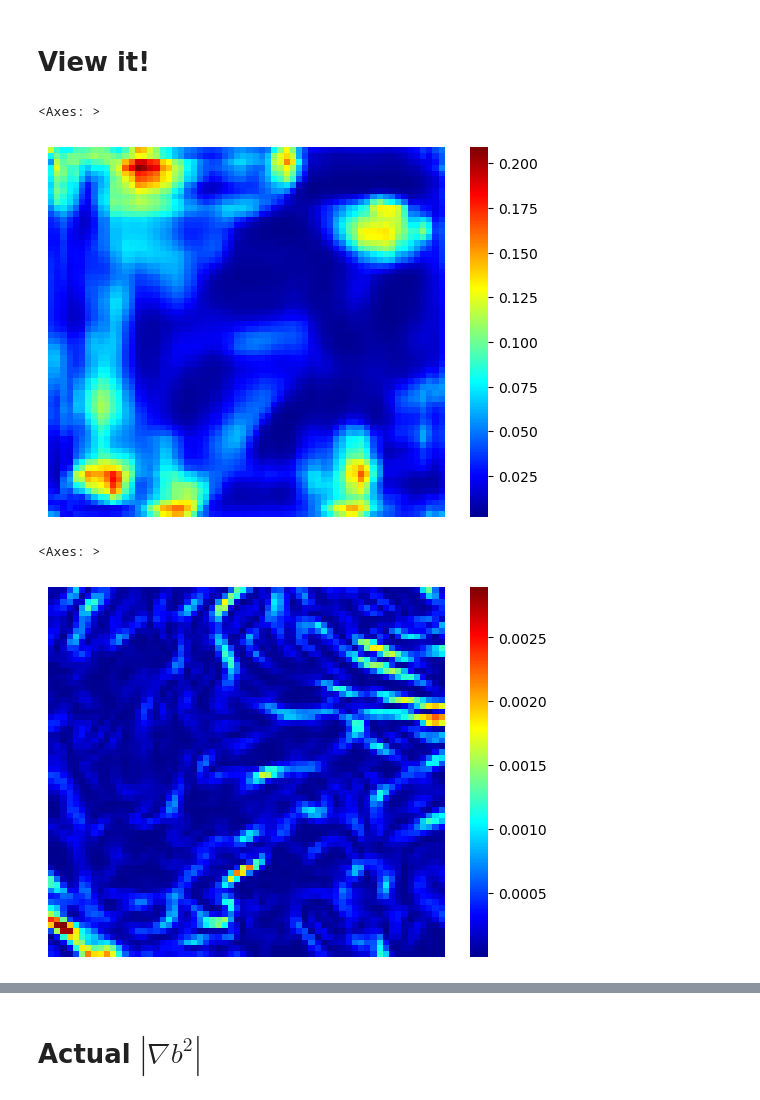
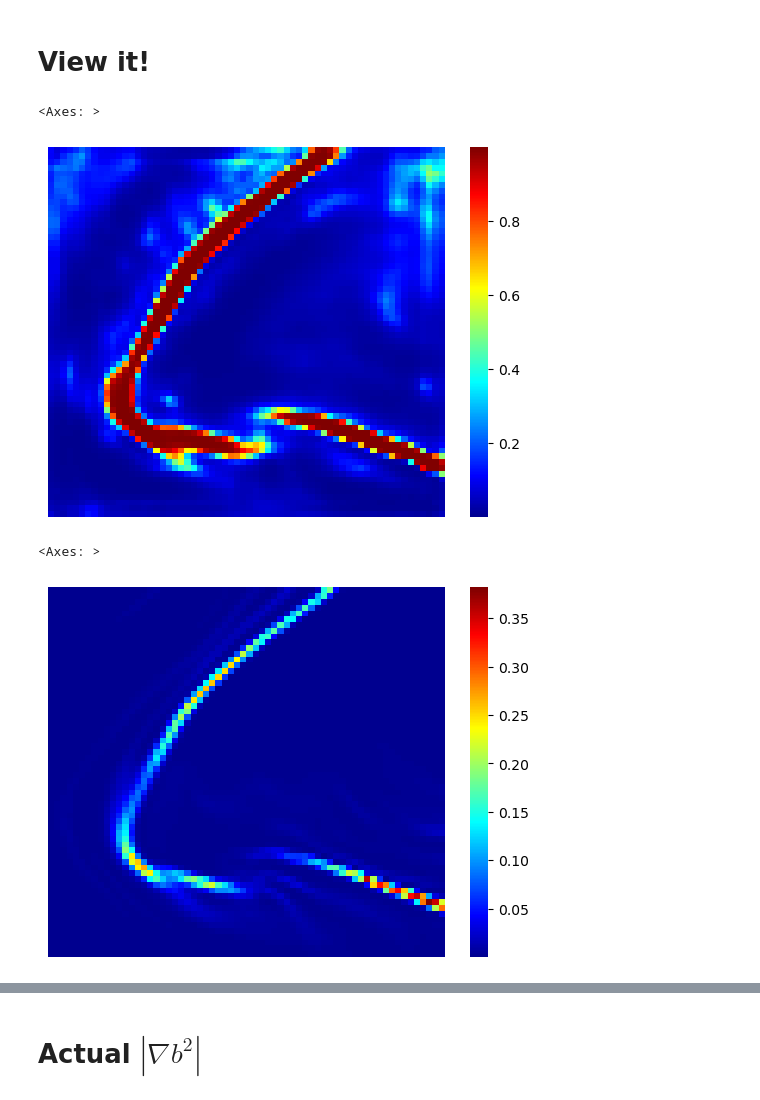
Before and after one commit to AI-for-Ocean-Science/fronts, a Jupyter notebook: fronts/runs/prototypes/sst_ssh_unet/Predict.ipynb, the cells around one changed output, grey strips where cells are left out. Drawn from its saved outputs; the diff is of its cells as text; code cells hidden in the pictures.

```diff
--- a/fronts/runs/prototypes/sst_ssh_unet/Predict.ipynb
+++ b/fronts/runs/prototypes/sst_ssh_unet/Predict.ipynb
@@ -74,15 +80,27 @@ if torch.cuda.is_available() and not config['device'] == 'cpu':
 # %% [markdown]
 # Use valid data
 # %%
-valid_file = '/home/xavier/Projects/Oceanography/data/OGCM/LLC/Fronts/LLC4320_SST144_SSS40_valid.h5'
-valid_tfile = '/home/xavier/Projects/Oceanography/data/OGCM/LLC/Fronts/LLC4320_SST144_SSS40_valid.parquet'
+valid_file = os.path.join(os.getenv('OS_OGCM'), 'LLC', 'Fronts', 'Training_Sets', 'LLC4320_SST144_SSS40_validA.h5')
+valid_tfile = valid_file.replace('h5', 'parquet')
+train_file = valid_file.replace('valid', 'train')
+train_tfile = valid_tfile.replace('valid', 'train')
 # %%
 valid_tbl = pandas.read_parquet(valid_tfile)
+train_tbl = pandas.read_parquet(train_tfile)
 # %%
-f.close()
+#f.close()
 f = h5py.File(valid_file,'r')
+ft = h5py.File(train_file,'r')
 # %%
-idx = 5
-img = f['inputs'][idx:idx+1]
-targ = f['targets'][idx:idx+1]
-targ.sum(), valid_tbl.iloc[idx].UID
+use_valid = False
+idx = 9
+
+if use_valid:
+    img = f['inputs'][idx:idx+1]
+    targ = f['targets'][idx:idx+1]
+    targ.sum(), valid_tbl.iloc[idx].UID
+else:
+    # Training image
+    img = ft['inputs'][idx:idx+1]
+    targ = ft['targets'][idx:idx+1]
+    targ.sum(), train_tbl.iloc[idx].UID
@@ -154,17 +146,17 @@ with torch.no_grad():
 # %% [markdown]
 # View it!
 # %%
-images.show_image(prediction[0,0,0,...])
+images.show_image(prediction[0,0,0,...].cpu())
 # %% [output]
 <Axes: >
-[figure, old version]
+[figure, new version]
 # %%
 #images.show_image(targ[0,0,0,...])
 #images.show_image(np.log10(img[0,0,0,...]))
 images.show_image(img[0,0,0,...])
 # %% [output]
 <Axes: >
-[figure, old version]
+[figure, new version]
 # %%
 images.show_image(img[0,2,0,...])
 # %% [output]
```
Also changed, not shown: parts of 11 cells of this notebook, 4 other files.
